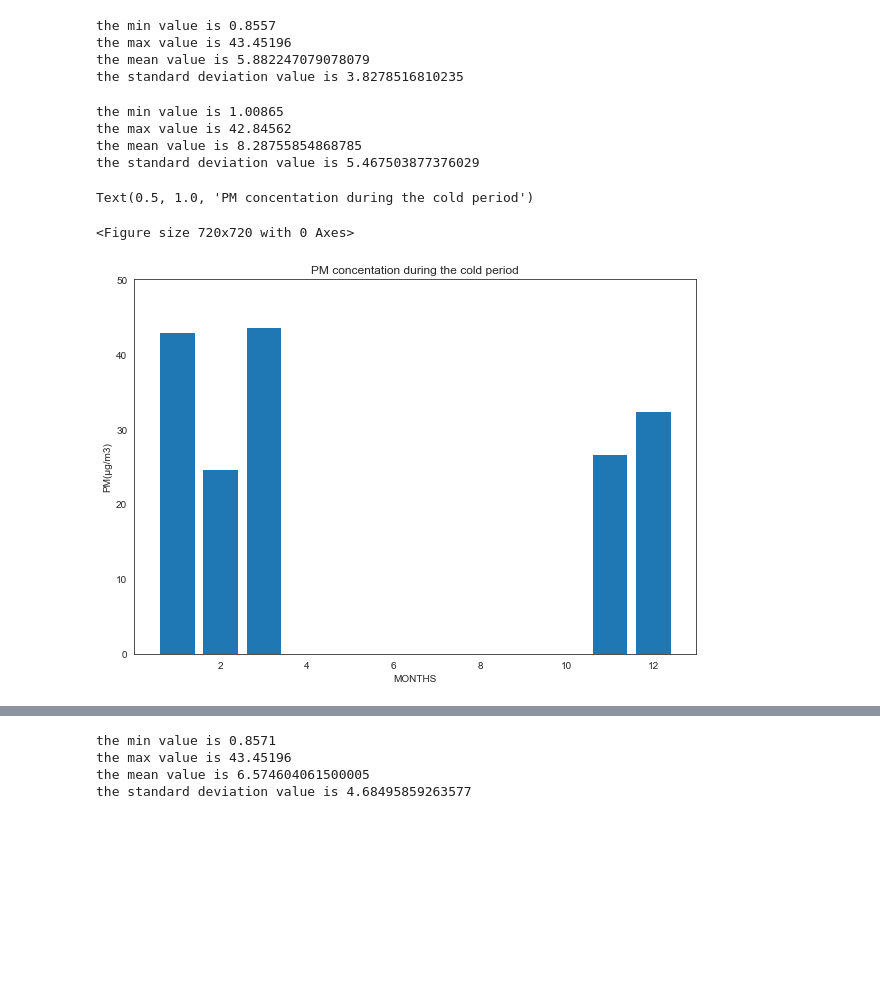
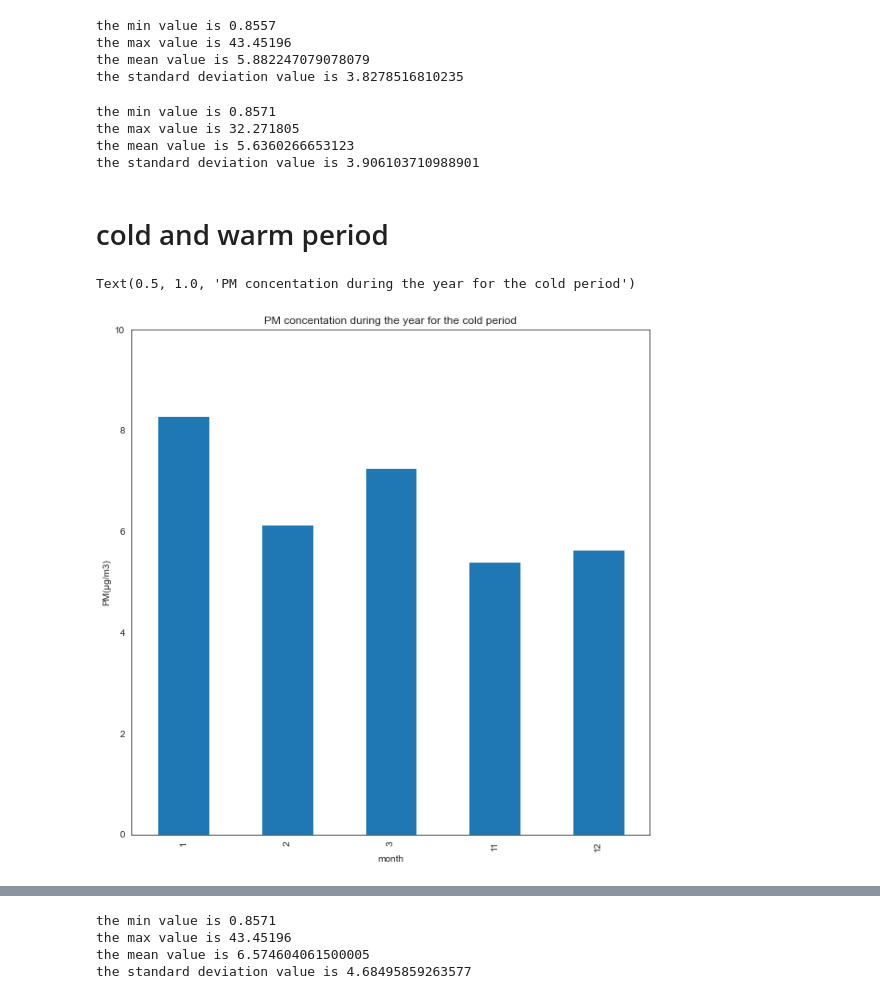
Before and after one commit to nadezsha/atmospheric-physics, a Jupyter notebook: PMconcetration.ipynb, the cells around one changed output, grey strips where cells are left out. Drawn from its saved outputs; the diff is of its cells as text; code cells hidden in the pictures; blank space fills up the shorter version.

```diff
--- a/PMconcetration.ipynb
+++ b/PMconcetration.ipynb
@@ -30,0 +1,14 @@ print(data)
+# %%
+import pandas as pd
+import numpy as np
+import matplotlib.pyplot as plt
+import datetime
+import seaborn as sns
+
+data = pd.read_csv(r'C:\Users\nadia\OneDrive\Desktop\projects\11_University of Patras.csv')
+data['datetime'] = pd.to_datetime(data['datetime'], format='%d-%m-%y %H:%M')
+
+data['month'] = data['datetime'].dt.month
+data['hour'] = data['datetime'].dt.hour
+
+print(data)
@@ -121,22 +151,23 @@ the mean value is 5.882247079078079
 the standard deviation value is 3.8278516810235
 # %%
 #similarly we can find the statistics for every month
-statistics(January["PM2.5"])
+statistics(December["PM2.5"])
 # %% [output]
-the min value is 1.00865
-the max value is 42.84562
-the mean value is 8.28755854868785
-the standard deviation value is 5.467503877376029
+the min value is 0.8571
+the max value is 32.271805
+the mean value is 5.6360266653123
+the standard deviation value is 3.906103710988901
+# %% [markdown]
+# cold and warm period
 # %%
+#cold period
 plt.figure(figsize=(10,10))
-fig = plt.figure()
-ax = fig.add_axes([0,0,1.3,1.3])
-ax.bar(cold['month'],cold["PM2.5"],linewidth=0)
-plt.xlabel("MONTHS")
+cold.groupby("month")["PM2.5"].mean().plot(kind='bar')
+plt.xlabel("month")
+plt.ylim(0, 10)
 plt.ylabel("PM(μg/m3)")
-plt.ylim(0, 50)
-plt.title("PM concentation during the cold period")
+title = "PM concentation during the year for the cold period"
+plt.title(title)
 # %% [output]
-Text(0.5, 1.0, 'PM concentation during the cold period')
+Text(0.5, 1.0, 'PM concentation during the year for the cold period')
-<Figure size 720x720 with 0 Axes>
-[figure, old version]
+[figure, new version]
```
Also changed, not shown: parts of 29 cells of this notebook.
